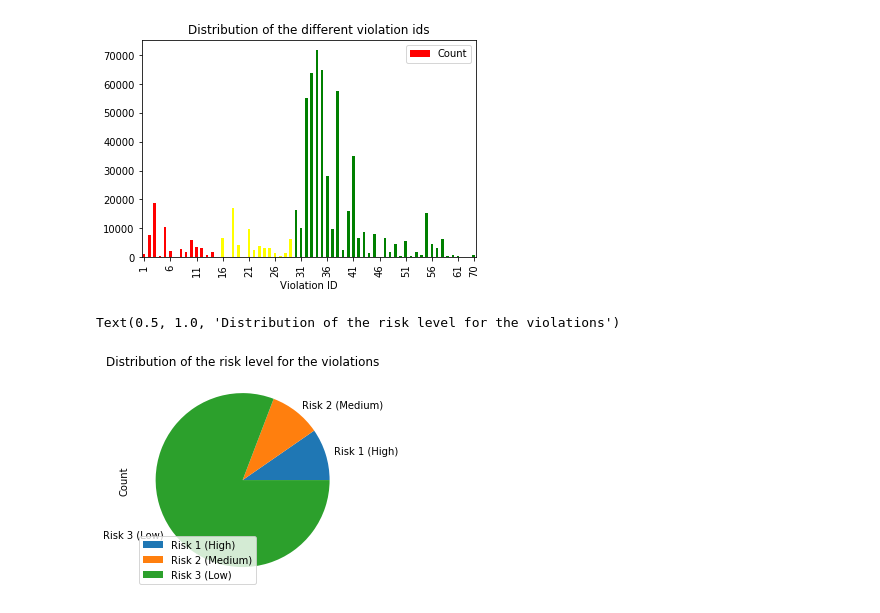
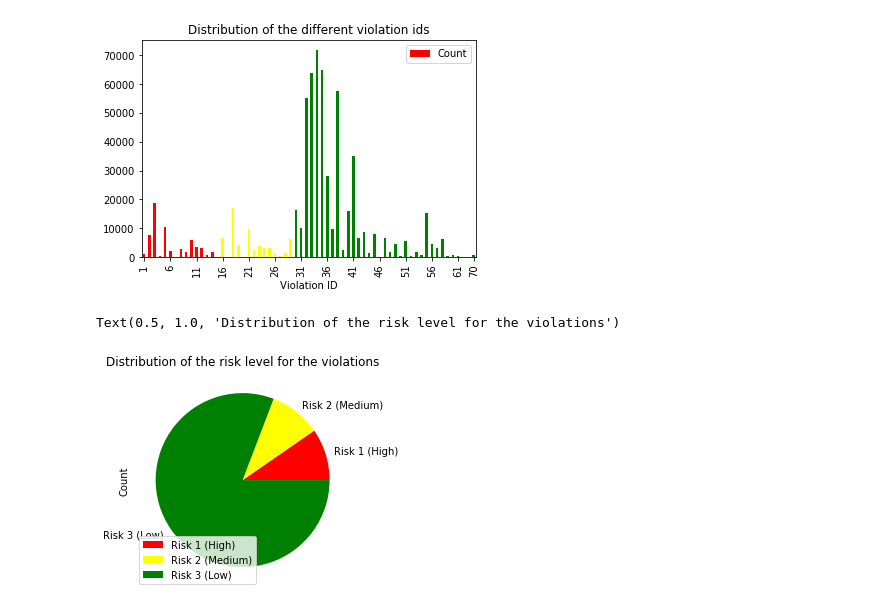
Before and after one commit to VodopaDev/CS401-Chicago-Crime-Analysis, a Jupyter notebook: violations.ipynb, the cells around one changed output. Saved outputs shown, nothing was run; the diff lists cells and outputs as text; code cells hidden in the pictures.

Commit message:
Fix colors

```diff
--- a/violations.ipynb
+++ b/violations.ipynb
@@ -113,8 +113,8 @@ xticks[-1].set_visible(True)
 [figure]
 # %%
 violations_risk_count = violations[['Inspection ID', 'Violation Risk']].groupby('Violation Risk').count().rename(columns={'Inspection ID' : 'Count'})
-violations_risk_count.plot.pie(subplots=True)
+violations_risk_count.plot.pie(subplots=True, colors=['red', 'yellow', 'green'])
 plt.title("Distribution of the risk level for the violations")
 # %% [output]
 Text(0.5, 1.0, 'Distribution of the risk level for the violations')
-[figure, old version]
+[figure, new version]
```
